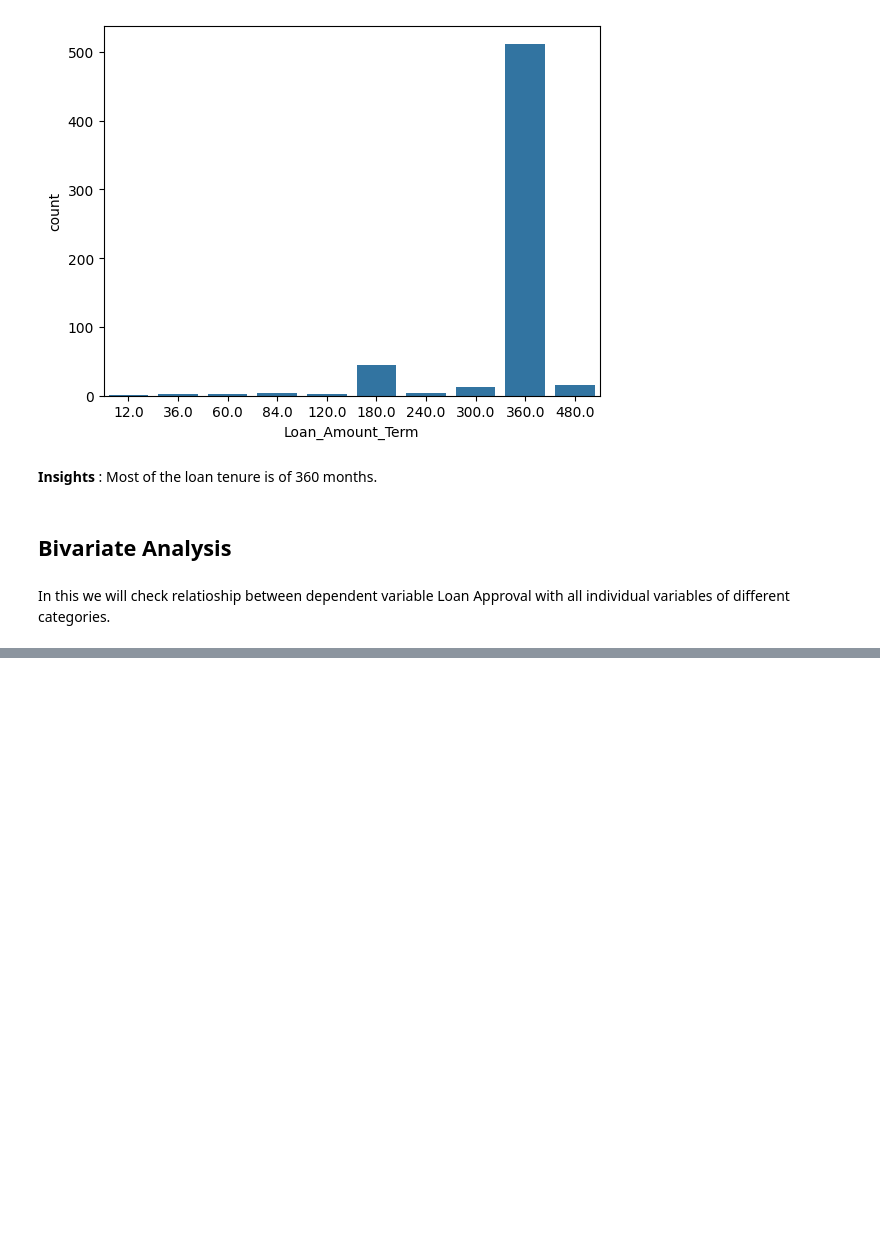
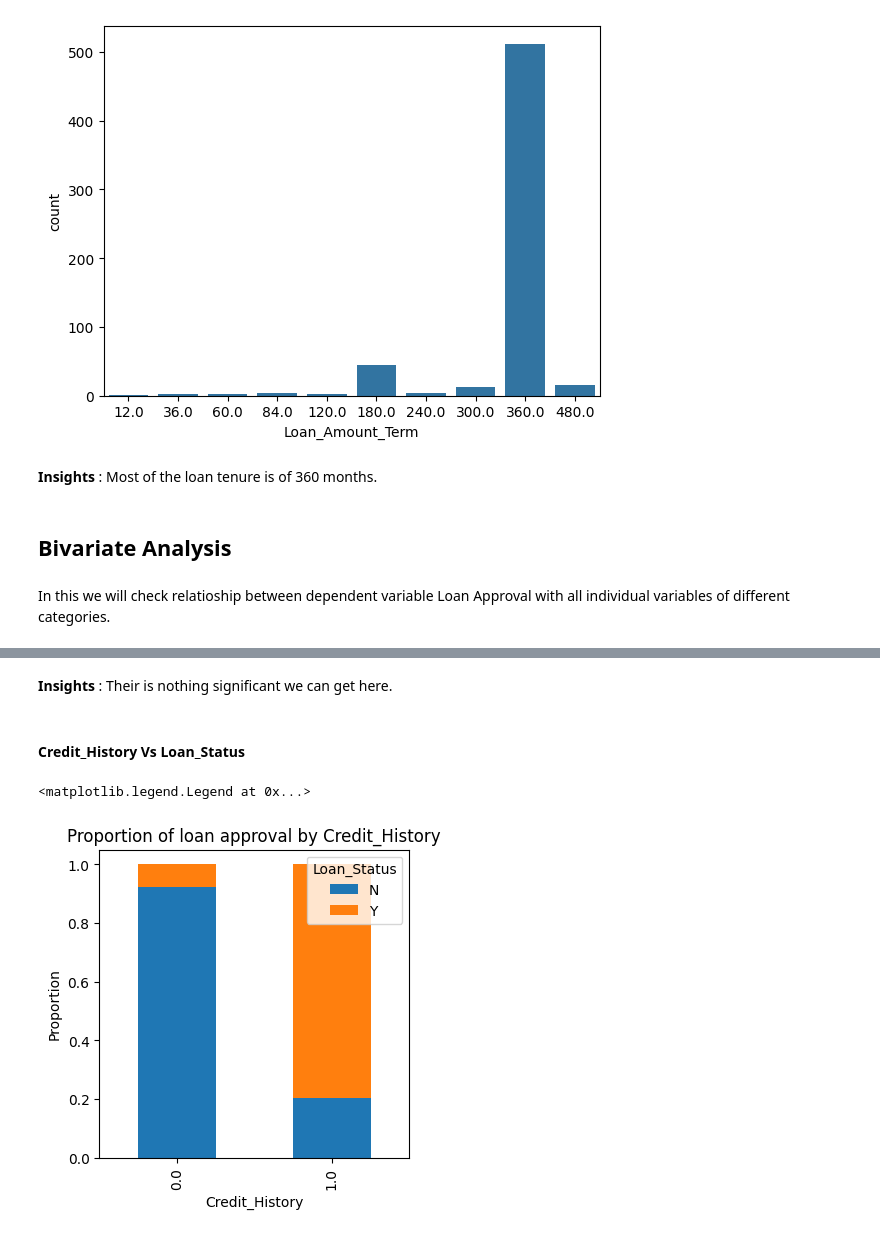
Before and after one commit to aniket15031998/Loan-Prediction-Practice-Problem-Using-Python-, a Jupyter notebook: Loan_Prediction_Problemipynb.ipynb, the cells around one changed output, grey strips where cells are left out. Cells and saved outputs as stored; diff of their text form; code cells hidden in the pictures; blank space fills up the shorter version.

```diff
--- a/Loan_Prediction_Problemipynb.ipynb
+++ b/Loan_Prediction_Problemipynb.ipynb
@@ -408,0 +439,14 @@ for i in ordinal_var:
+# %% [markdown]
+**Insights** : Their is nothing significant we can get here.
+# %% [markdown]
+#### Credit_History Vs Loan_Status
+# %%
+Credit_History=pd.crosstab(train_copy['Credit_History'],train_copy['Loan_Status'])
+Credit_History.div(Credit_History.sum(1).astype(float),axis=0).plot(kind='bar',stacked=True,figsize=(4,4))
+plt.xlabel('Credit_History')
+plt.ylabel('Proportion')
+plt.title('Proportion of loan approval by Credit_History')
+plt.legend(title='Loan_Status',loc='upper right')
+# %% [output]
+<matplotlib.legend.Legend at 0x...>
+[figure, added]
```
Also changed, not shown: parts of 95 cells of this notebook.
